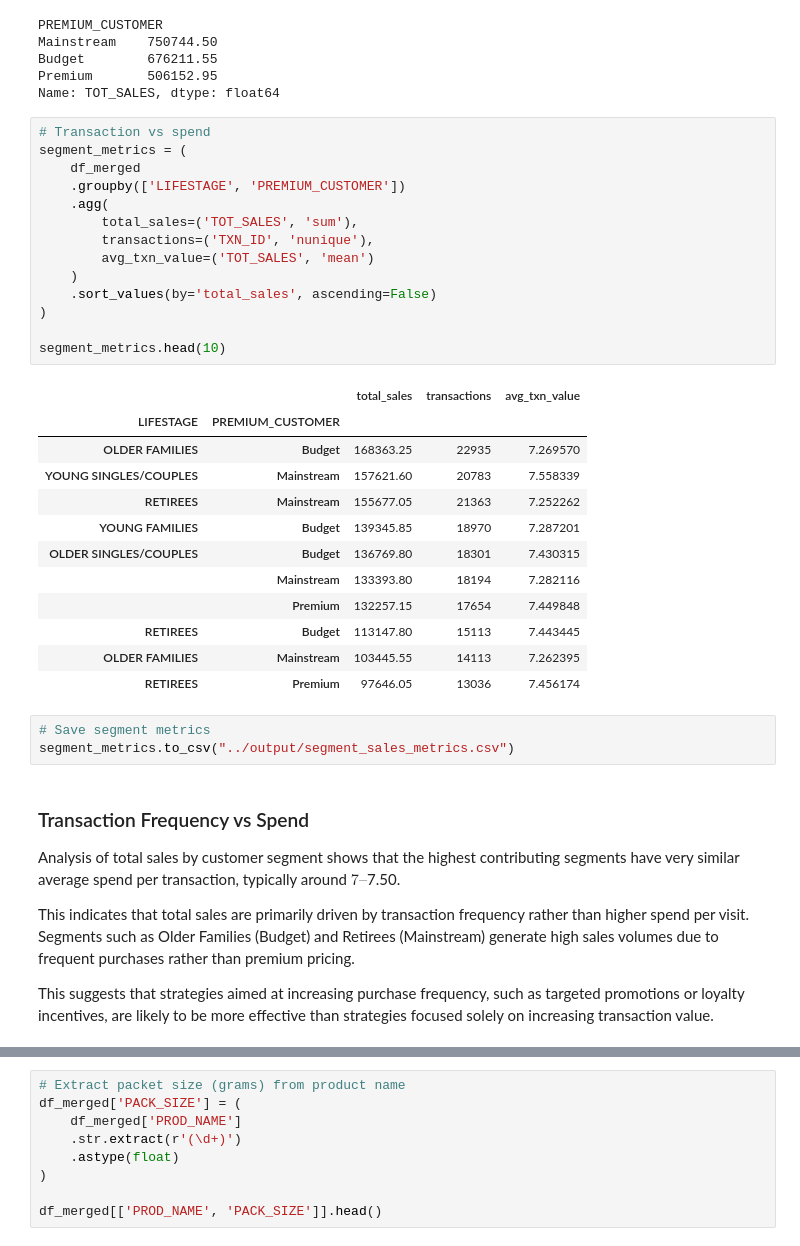
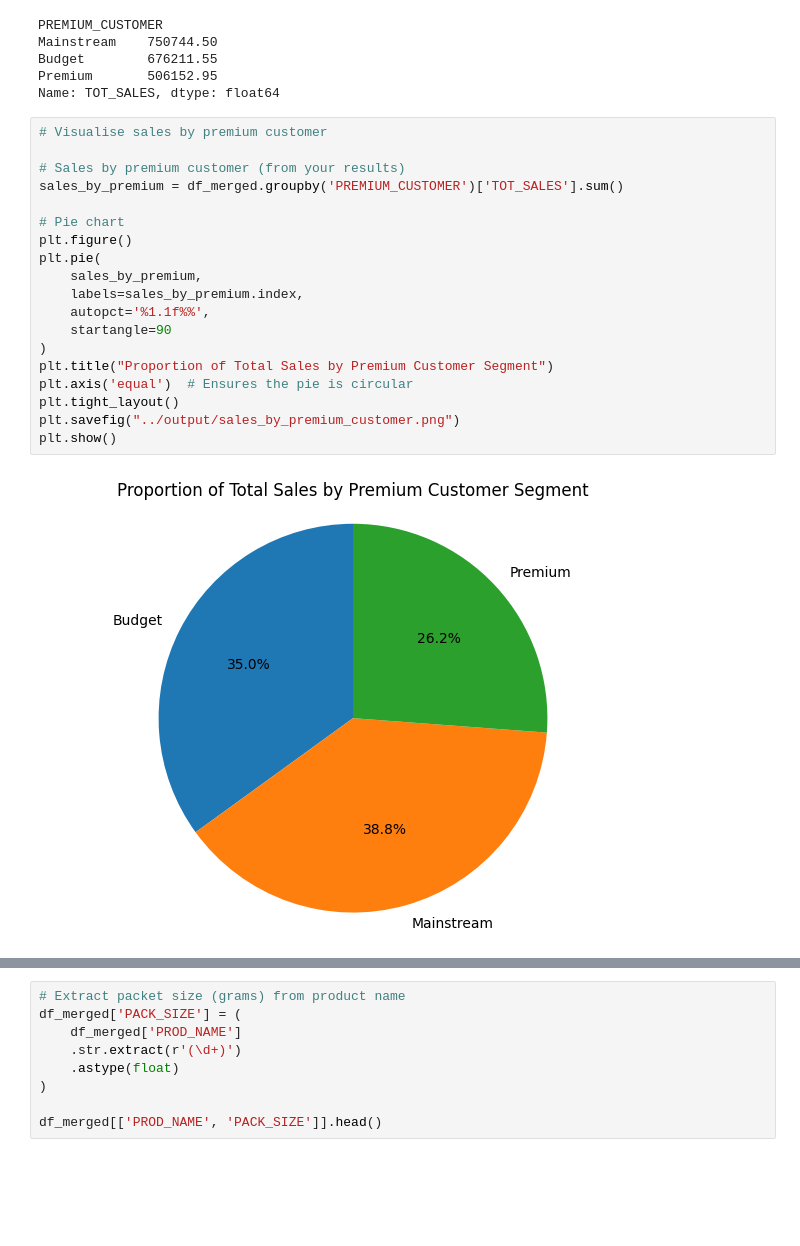
Before and after one commit to EneOgbe/Quantum-Job-Simulation, a Jupyter notebook: notebooks/quantium_analysis.ipynb, the cells around one changed output, grey strips where cells are left out. Cells and saved outputs as stored; diff of their text form; blank space fills up the shorter version.

```diff
--- a/notebooks/quantium_analysis.ipynb
+++ b/notebooks/quantium_analysis.ipynb
@@ -300,48 +305,24 @@ Mainstream    750744.50
 Budget        676211.55
 Premium       506152.95
 Name: TOT_SALES, dtype: float64
-# %%
-# Transaction vs spend
-segment_metrics = (
-    df_merged
-    .groupby(['LIFESTAGE', 'PREMIUM_CUSTOMER'])
-    .agg(
-        total_sales=('TOT_SALES', 'sum'),
-        transactions=('TXN_ID', 'nunique'),
-        avg_txn_value=('TOT_SALES', 'mean')
-    )
-    .sort_values(by='total_sales', ascending=False)
-)
-
-segment_metrics.head(10)
-# %% [output]
-|  |  | total_sales | transactions | avg_txn_value |
-| LIFESTAGE | PREMIUM_CUSTOMER |  |  |  |
-| OLDER FAMILIES | Budget | 168363.25 | 22935 | 7.269570 |
-| YOUNG SINGLES/COUPLES | Mainstream | 157621.60 | 20783 | 7.558339 |
-| RETIREES | Mainstream | 155677.05 | 21363 | 7.252262 |
-| YOUNG FAMILIES | Budget | 139345.85 | 18970 | 7.287201 |
-| OLDER SINGLES/COUPLES | Budget | 136769.80 | 18301 | 7.430315 |
-|  | Mainstream | 133393.80 | 18194 | 7.282116 |
-|  | Premium | 132257.15 | 17654 | 7.449848 |
-| RETIREES | Budget | 113147.80 | 15113 | 7.443445 |
-| OLDER FAMILIES | Mainstream | 103445.55 | 14113 | 7.262395 |
-| RETIREES | Premium | 97646.05 | 13036 | 7.456174 |
-# %%
-# Save segment metrics
-segment_metrics.to_csv("../output/segment_sales_metrics.csv")
-# %% [markdown]
-### Transaction Frequency vs Spend
-
-Analysis of total sales by customer segment shows that the highest contributing
-segments have very similar average spend per transaction, typically around
-$7–$7.50.
-
-This indicates that total sales are primarily driven by transaction frequency
-rather than higher spend per visit. Segments such as Older Families (Budget)
-and Retirees (Mainstream) generate high sales volumes due to frequent purchases
-rather than premium pricing.
-
-This suggests that strategies aimed at increasing purchase frequency, such as
-targeted promotions or loyalty incentives, are likely to be more effective
-than strategies focused solely on increasing transaction value.
+# %%
+# Visualise sales by premium customer
+
+# Sales by premium customer (from your results)
+sales_by_premium = df_merged.groupby('PREMIUM_CUSTOMER')['TOT_SALES'].sum()
+
+# Pie chart
+plt.figure()
+plt.pie(
+    sales_by_premium,
+    labels=sales_by_premium.index,
+    autopct='%1.1f%%',
+    startangle=90
+)
+plt.title("Proportion of Total Sales by Premium Customer Segment")
+plt.axis('equal')  # Ensures the pie is circular
+plt.tight_layout()
+plt.savefig("../output/sales_by_premium_customer.png")
+plt.show()
+# %% [output]
+[figure, added]
```
Also changed, not shown: parts of 36 cells of this notebook, 19 other files.
